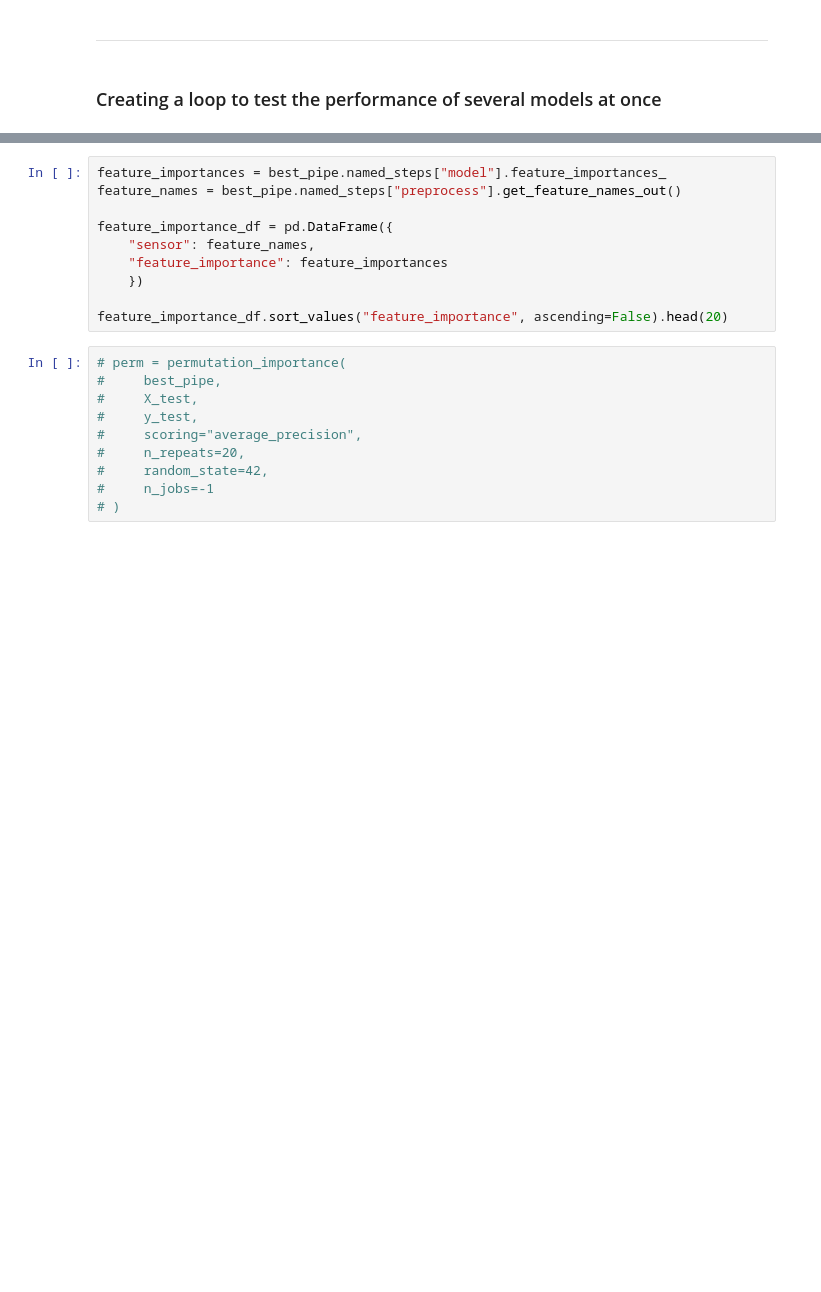
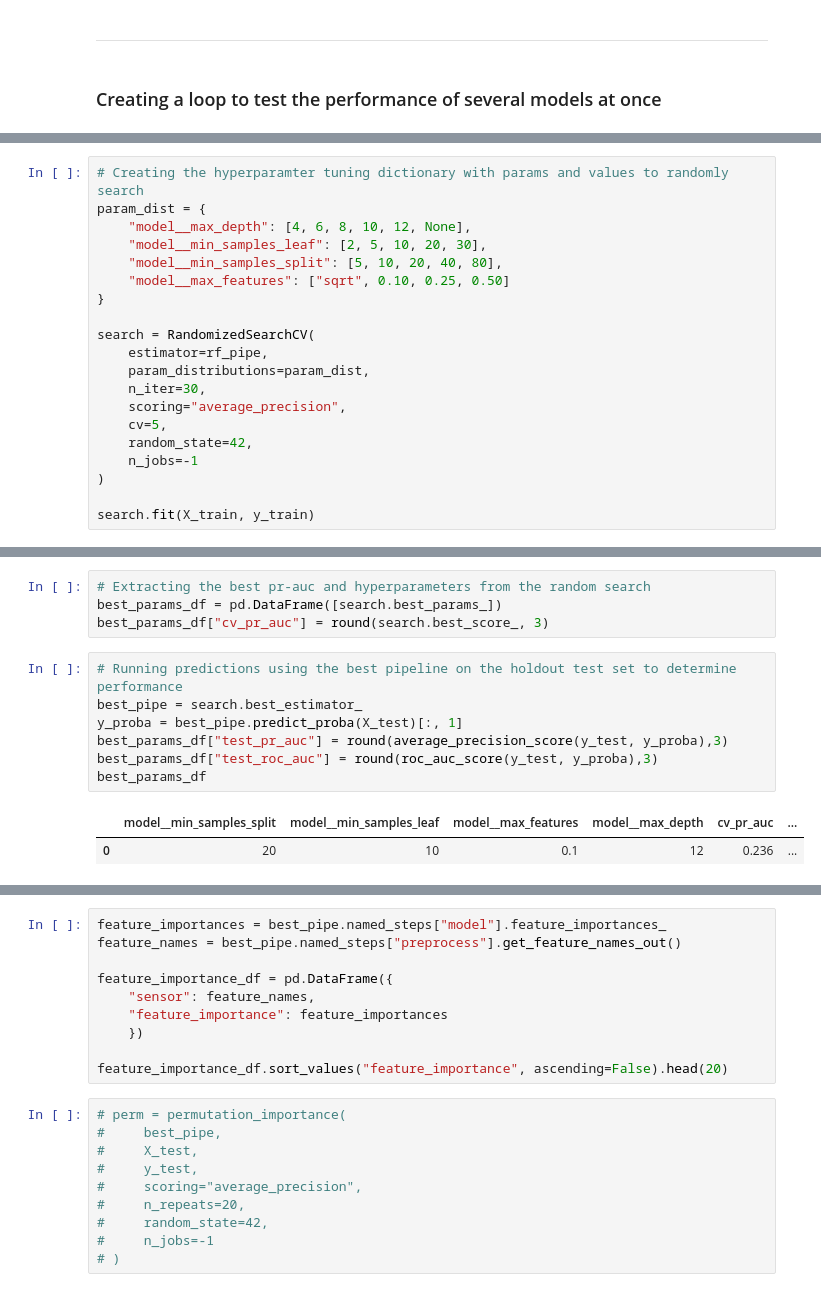
Before and after one commit to intuitiveengineer/secom-ml, a Jupyter notebook: notebooks/01-modeling.ipynb, the cells around one changed output, grey strips where cells are left out. Saved outputs shown, nothing was run; the diff lists cells and outputs as text; blank space fills up the shorter version.

```diff
--- a/notebooks/01-modeling.ipynb
+++ b/notebooks/01-modeling.ipynb
@@ -267,0 +303,20 @@ best_pipe = Pipeline([
+# %%
+# Creating the hyperparamter tuning dictionary with params and values to randomly search
+param_dist = {
+    "model__max_depth": [4, 6, 8, 10, 12, None],
+    "model__min_samples_leaf": [2, 5, 10, 20, 30],
+    "model__min_samples_split": [5, 10, 20, 40, 80],
+    "model__max_features": ["sqrt", 0.10, 0.25, 0.50]
+}
+
+search = RandomizedSearchCV(
+    estimator=rf_pipe,
+    param_distributions=param_dist,
+    n_iter=30,
+    scoring="average_precision",
+    cv=5,
+    random_state=42,
+    n_jobs=-1
+)
+
+search.fit(X_train, y_train)
@@ -267,0 +341,14 @@ best_pipe = Pipeline([
+# %%
+# Extracting the best pr-auc and hyperparameters from the random search
+best_params_df = pd.DataFrame([search.best_params_])
+best_params_df["cv_pr_auc"] = round(search.best_score_, 3)
+# %%
+# Running predictions using the best pipeline on the holdout test set to determine performance
+best_pipe = search.best_estimator_
+y_proba = best_pipe.predict_proba(X_test)[:, 1]
+best_params_df["test_pr_auc"] = round(average_precision_score(y_test, y_proba),3)
+best_params_df["test_roc_auc"] = round(roc_auc_score(y_test, y_proba),3)
+best_params_df
+# %% [output]
+|  | model__min_samples_split | model__min_samples_leaf | model__max_features | model__max_depth | cv_pr_auc | ... |
+| 0 | 20 | 10 | 0.1 | 12 | 0.236 | ... |
```
Also changed, not shown: parts of 23 cells of this notebook.
